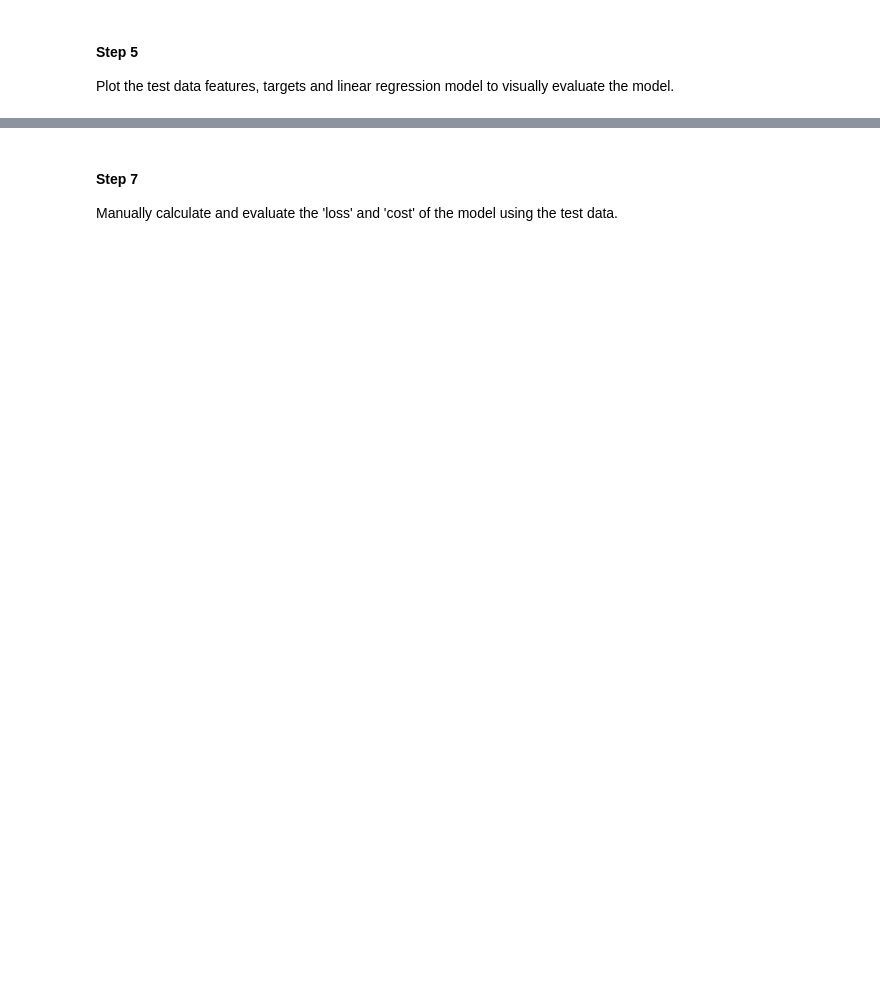
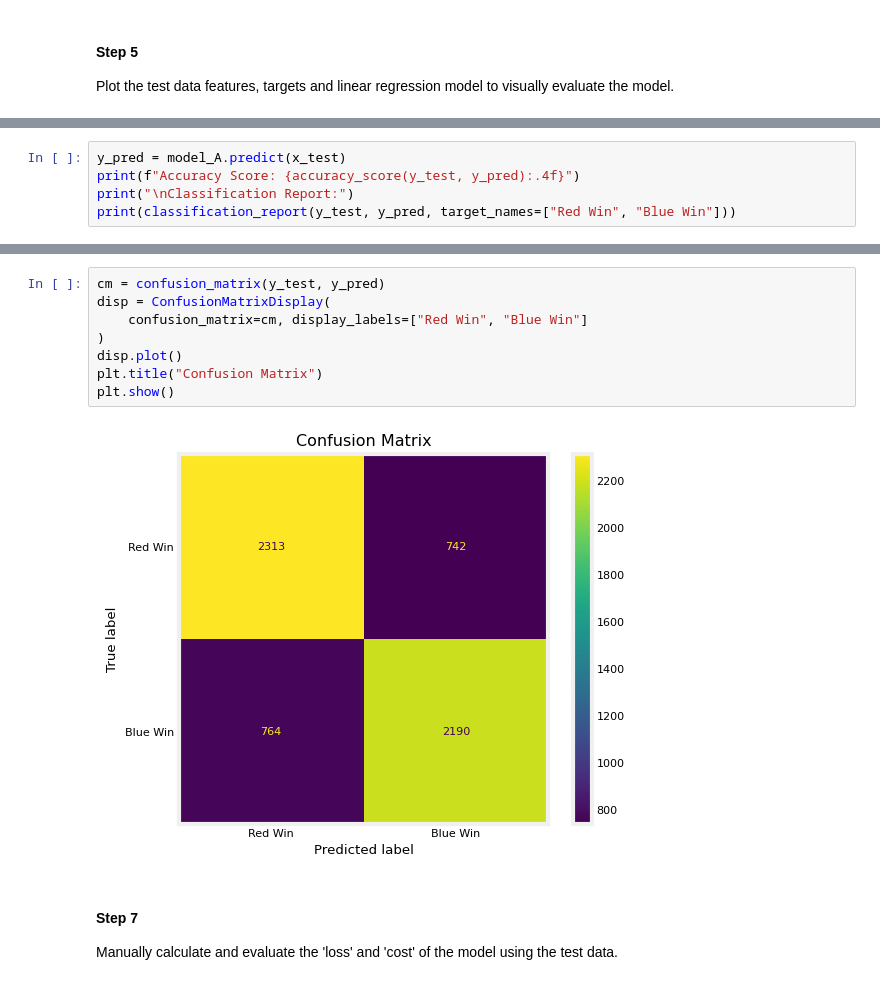
Before and after one commit to TempeHS/2026SE_MLOPSTask_Kelvin.A, a Jupyter notebook: 2.Model_Development/2.4.Model_Testing_and_Validation/2.4.1.Model_Evaluation.ipynb, the cells around one changed output, grey strips where cells are left out. Cells and saved outputs as stored; diff of their text form; blank space fills up the shorter version.

```diff
--- a/2.Model_Development/2.4.Model_Testing_and_Validation/2.4.1.Model_Evaluation.ipynb
+++ b/2.Model_Development/2.4.Model_Testing_and_Validation/2.4.1.Model_Evaluation.ipynb
@@ -63,0 +102,5 @@ print(f'Training data score: {test_score}')
+# %%
+y_pred = model_A.predict(x_test)
+print(f"Accuracy Score: {accuracy_score(y_test, y_pred):.4f}")
+print("\nClassification Report:")
+print(classification_report(y_test, y_pred, target_names=["Red Win", "Blue Win"]))
@@ -64,3 +124,13 @@ print(f'Training data score: {test_score}')
+# %%
+cm = confusion_matrix(y_test, y_pred)
+disp = ConfusionMatrixDisplay(
+    confusion_matrix=cm, display_labels=["Red Win", "Blue Win"]
+)
+disp.plot()
+plt.title("Confusion Matrix")
+plt.show()
+# %% [output]
+[figure, added]
 # %% [markdown]
 #### Step 7
 
```
Also changed, not shown: parts of 28 cells of this notebook, 9 other files.
